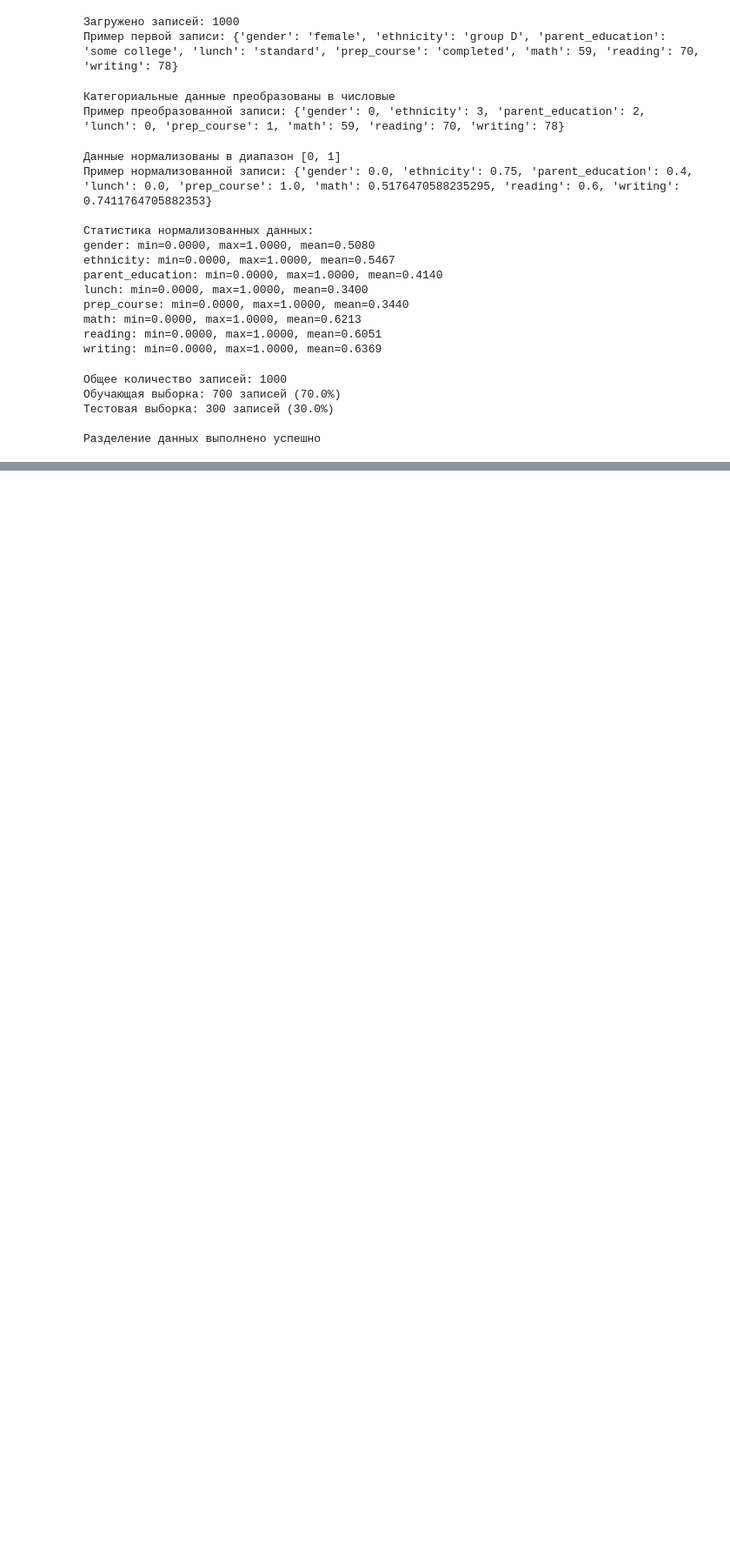
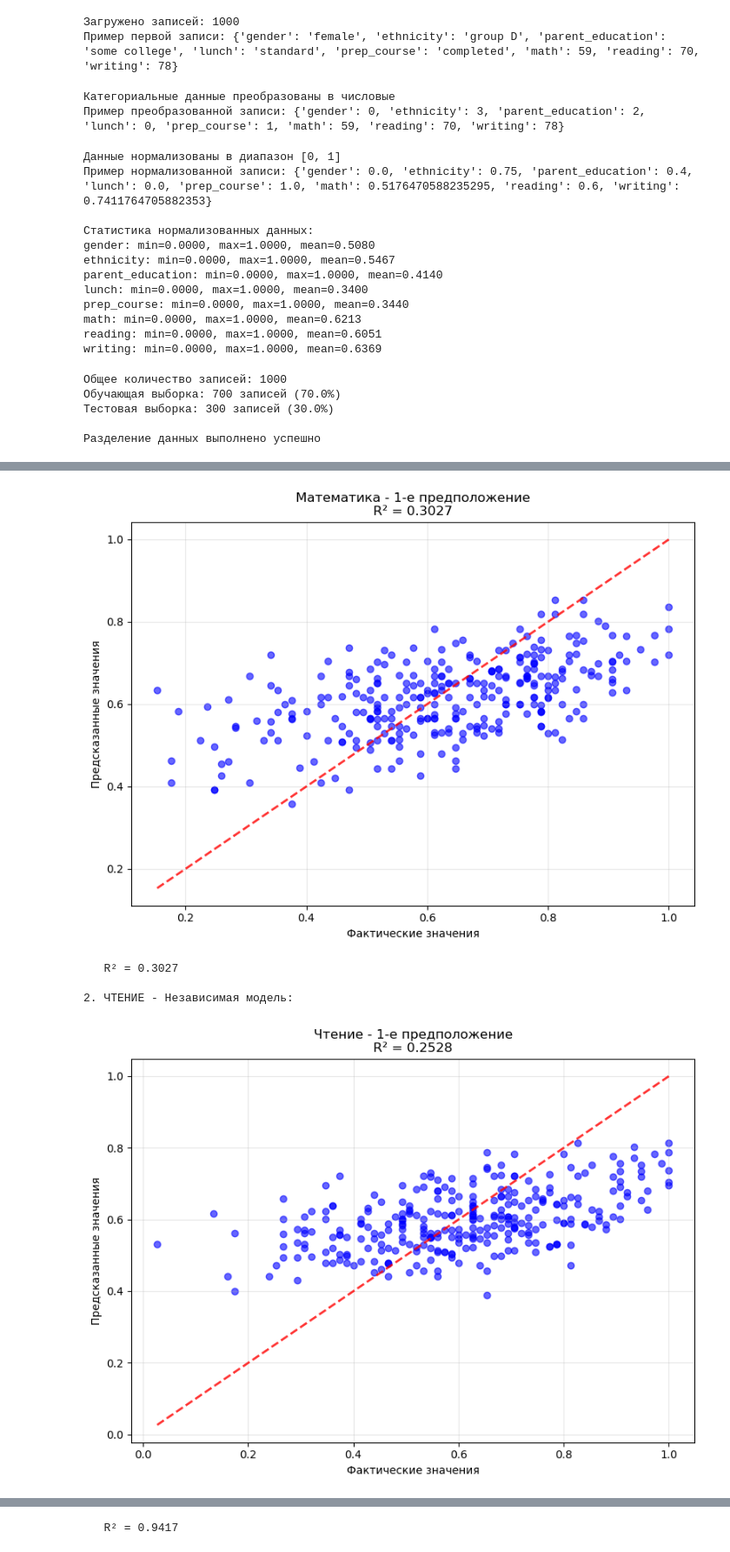
Before and after one commit to yakubova6/intelligent-data-analysis, a Jupyter notebook: lab6/all_tasks.ipynb, the cells around one changed output, grey strips where cells are left out. Shown at 87% size. Saved outputs shown, nothing was run; the diff lists cells and outputs as text; code cells hidden in the pictures; blank space fills up the shorter version.

```diff
--- a/lab6/all_tasks.ipynb
+++ b/lab6/all_tasks.ipynb
@@ -784,0 +563,74 @@ else:
+# %%
+# =============================================================================
+# ОЦЕНКА КАЧЕСТВА МОДЕЛЕЙ И ВИЗУАЛИЗАЦИЯ
+# =============================================================================
+
+print("ОЦЕНКА КАЧЕСТВА МОДЕЛЕЙ И ВИЗУАЛИЗАЦИЯ РЕЗУЛЬТАТОВ")
+print("=" * 70)
+
+def evaluate_model(x_test, y_test, beta, model_name):
+    """Оценка качества модели и визуализация (только R²)"""
+    import matplotlib.pyplot as plt
+
+    # Вычисляем предсказания
+    predictions = []    # Создаем пустой список для хранения предсказаний
+    for i in range(len(x_test)):    # Проходим по всем тестовым наблюдениям
+        pred = mult_predict(x_test[i], beta)   # Предсказываем значение для i-го наблюдения
+        predictions.append(pred)    # Добавляем предсказание в список
+
+    # Вычисляем R²
+    r_squared = mult_r_squared(x_test, y_test, beta)
+
+    # Визуализация
+    plt.figure(figsize=(8, 6))
+
+    # График: предсказания vs фактические значения
+    plt.scatter(y_test, predictions, alpha=0.6, color='blue')
+
+    # Прямая (y = x)
+    min_val = min(min(y_test), min(predictions))
+    max_val = max(max(y_test), max(predictions))
+    plt.plot([min_val, max_val], [min_val, max_val], 'r--', alpha=0.8, linewidth=2)
+
+    # Настройки графика
+    plt.xlabel('Фактические значения')
+    plt.ylabel('Предсказанные значения')
+    plt.title(f'{model_name}\nR² = {r_squared:.4f}')  # Только R² в заголовке
+    plt.grid(True, alpha=0.3)
+
+    plt.tight_layout()
+    plt.show()
+
+    print(f"   R² = {r_squared:.4f}")
+
+    return r_squared
+
+
+print("\n=== ОЦЕНКА МОДЕЛЕЙ ПЕРВОГО ПРЕДПОЛОЖЕНИЯ ===")
+
+print("\n1. МАТЕМАТИКА - Независимая модель:")
+x_test, y_test = prepare_data_for_evaluation(test_data, features_basic, "math")
+r2_math_1 = evaluate_model(x_test, y_test, beta_math_1, "Математика - 1-е предположение")
+
+print("\n2. ЧТЕНИЕ - Независимая модель:")
+x_test, y_test = prepare_data_for_evaluation(test_data, features_basic, "reading")
+r2_reading_1 = evaluate_model(x_test, y_test, beta_reading_1, "Чтение - 1-е предположение")
+
+print("\n3. ПИСЬМО - Независимая модель:")
+x_test, y_test = prepare_data_for_evaluation(test_data, features_basic, "writing")
+r2_writing_1 = evaluate_model(x_test, y_test, beta_writing_1, "Письмо - 1-е предположение")
+
+print("\n=== ОЦЕНКА МОДЕЛЕЙ ВТОРОГО ПРЕДПОЛОЖЕНИЯ ===")
+
+print("\n1. МАТЕМАТИКА - Зависимая модель:")
+x_test, y_test = prepare_data_for_evaluation(test_data, features_basic, "math")
+r2_math_2 = evaluate_model(x_test, y_test, beta_math_2, "Математика - 2-е предположение")
+
+print("\n2. ЧТЕНИЕ - Зависимая модель:")
+x_test, y_test = prepare_data_for_evaluation(test_data, features_with_math, "reading")
+r2_reading_2 = evaluate_model(x_test, y_test, beta_reading_2, "Чтение - 2-е предположение")
+
+print("\n3. ПИСЬМО - Зависимая модель:")
+x_test, y_test = prepare_data_for_evaluation(test_data, features_with_math_reading, "writing")
+r2_writing_2 = evaluate_model(x_test, y_test, beta_writing_2, "Письмо - 2-е предположение")
+# %% [output]
@@ -784,0 +643,5 @@ else:
+[figure, added]
+   R² = 0.3027
+
+2. ЧТЕНИЕ - Независимая модель:
+[figure, added]
@@ -784,0 +666 @@ else:
+   R² = 0.9417
```
Also changed, not shown: parts of 16 cells of this notebook, 1 other file.
